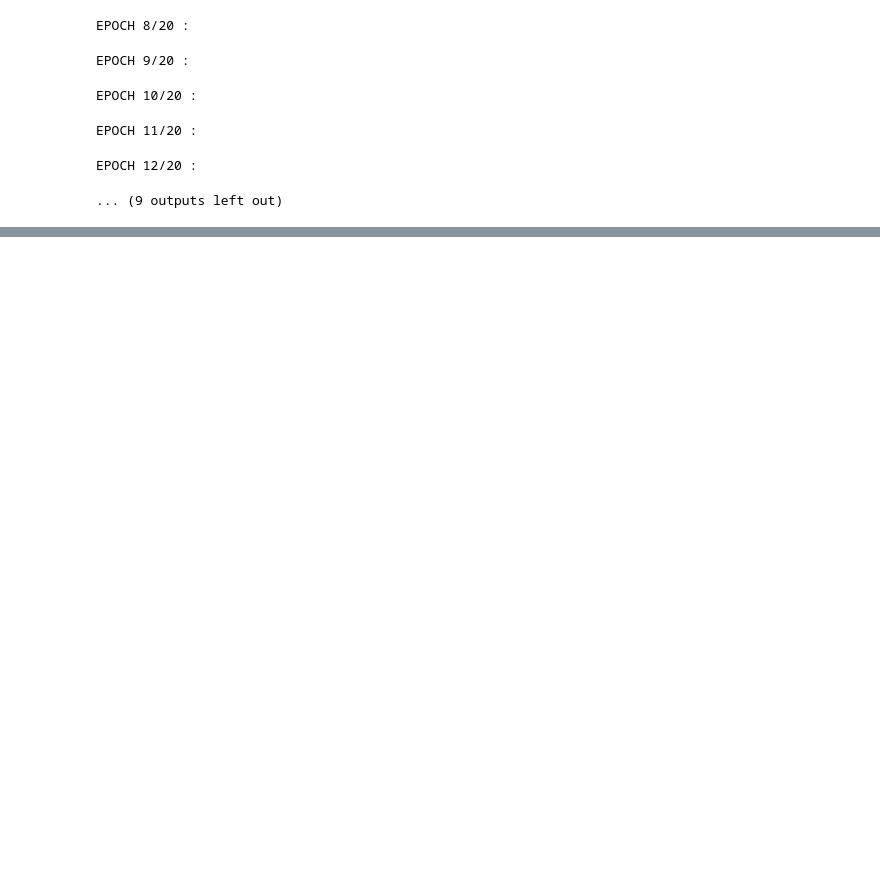
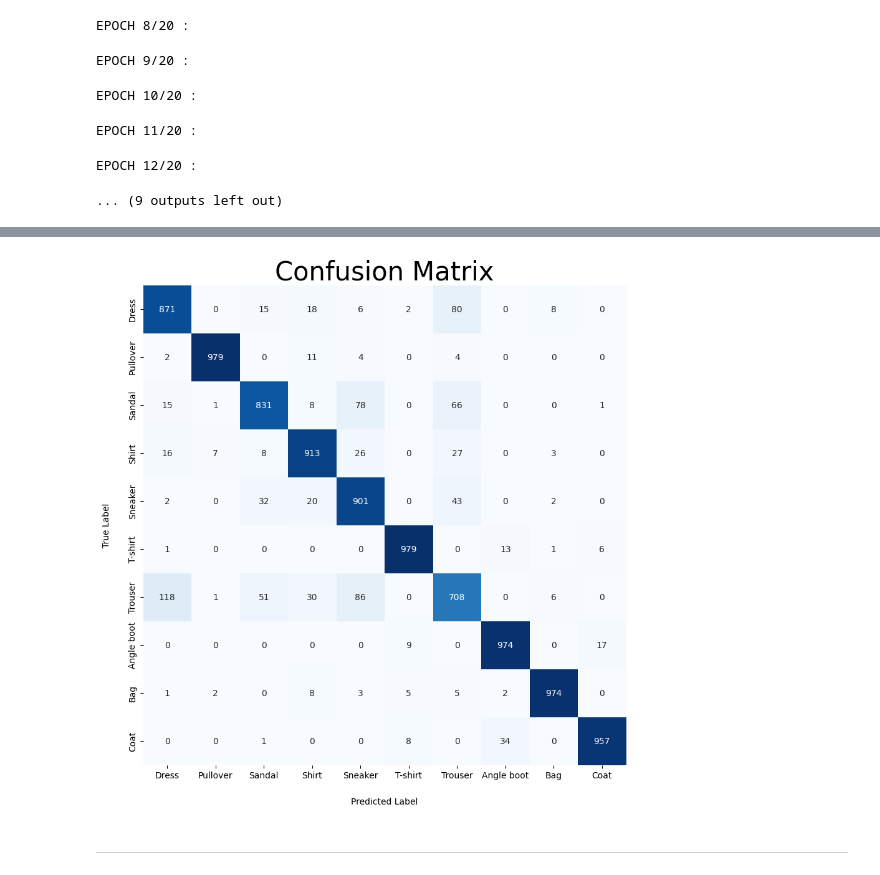
Before and after one commit to mjmousavi97/Deep-Learning-Tehran-uni, a Jupyter notebook: HomeWorks/02 HW/advanced_pytorch.ipynb, the cells around one changed output, grey strips where cells are left out. Drawn from its saved outputs; the diff is of its cells as text; code cells hidden in the pictures; blank space fills up the shorter version.

```diff
--- a/HomeWorks/02 HW/advanced_pytorch.ipynb
+++ b/HomeWorks/02 HW/advanced_pytorch.ipynb
@@ -426,0 +484,18 @@ torch.save(model.state_dict(), 'saved_model')
+# %%
+y_preds = []
+model.eval()
+
+for X, y in tqdm(test_loader, desc="Making predictions"):
+    X, y = X.to(device), y.to(device)
+
+    y_logit = model(X)
+    y_pred = torch.softmax(y_logit, dim=1).argmax(dim=1)
+    y_preds.append(y_pred)
+
+y_pred_tensor = torch.cat(y_preds)
+# %%
+from sklearn.metrics import confusion_matrix
+y_pred_numpy = y_pred_tensor.cpu().numpy()
+CM = confusion_matrix(y_true=test_dataset.targets.numpy(),
+                      y_pred=y_pred_numpy)
+CM
@@ -426,0 +513,11 @@ torch.save(model.state_dict(), 'saved_model')
+# %%
+plt.figure(figsize=(10,10))
+sns.heatmap(CM, cmap='Blues', annot=True, cbar=False, fmt=".0f",
+            xticklabels=classes, yticklabels=classes)
+plt.xlabel('Predicted Label', labelpad=20)
+plt.ylabel('True Label', labelpad=20)
+plt.title('Confusion Matrix', fontsize=30);
+# %% [output]
+[figure, added]
+# %% [markdown]
+____
```
Also changed, not shown: parts of 8 cells of this notebook.
